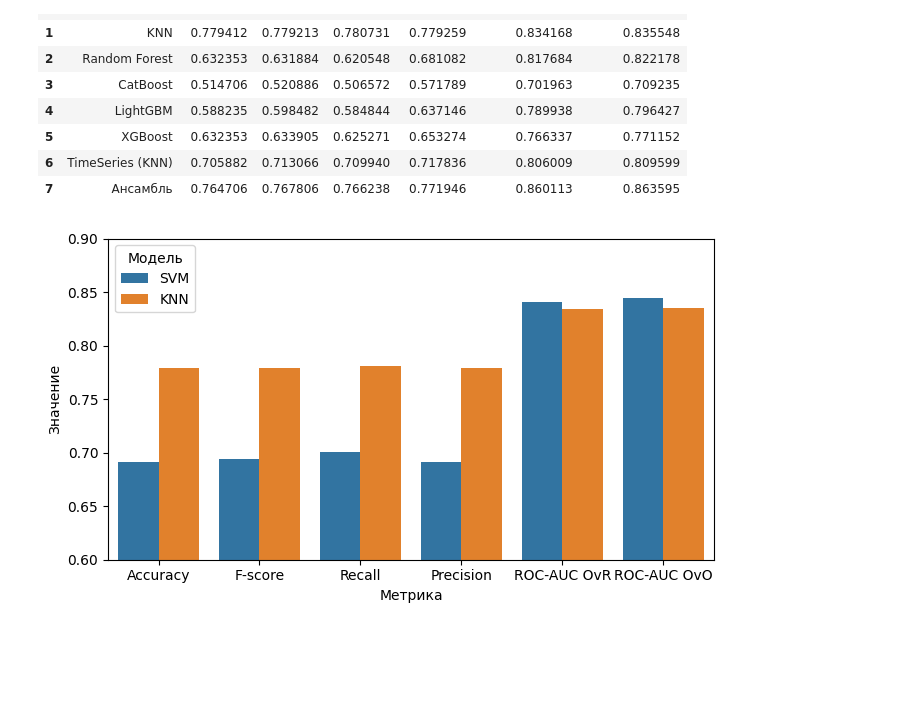
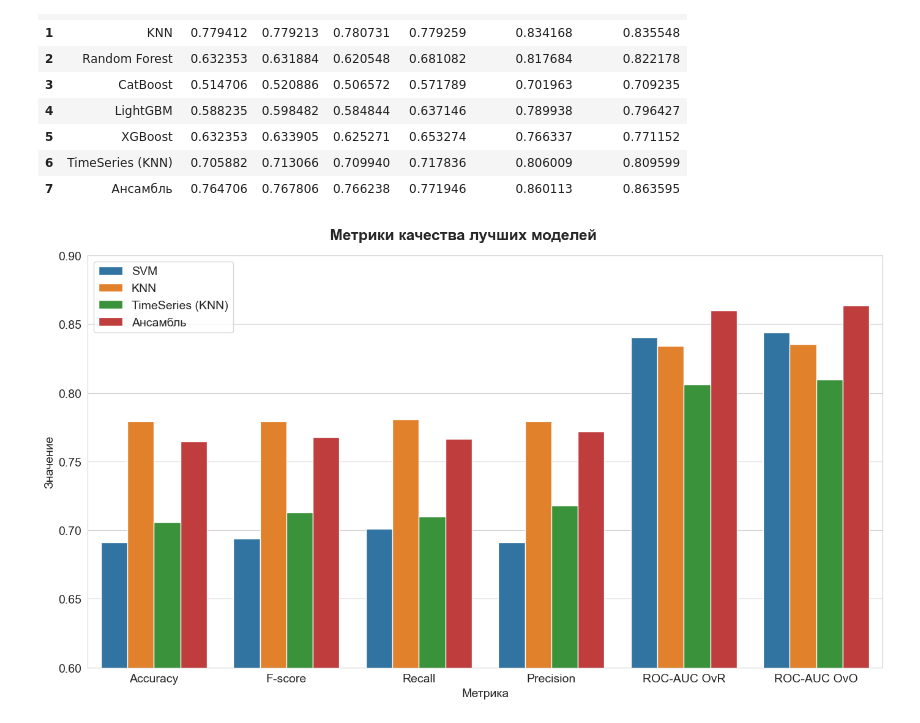
Before and after one commit to ai24-team-15/cbr-press-release-classifier, a Jupyter notebook: docs/plots.ipynb, the cells around one changed output. Cells and saved outputs as stored; diff of their text form; code cells hidden in the pictures; blank space fills up the shorter version.

```diff
--- a/docs/plots.ipynb
+++ b/docs/plots.ipynb
@@ -2,4 +2,6 @@
 import pandas as pd
 import seaborn as sns
 import matplotlib.pyplot as plt
+
+sns.set_style("whitegrid")
 # %%
@@ -16,13 +18,25 @@ t
 | 6 | TimeSeries (KNN) | 0.705882 | 0.713066 | 0.709940 | 0.717836 | 0.806009 | 0.809599 |
 | 7 | Ансамбль | 0.764706 | 0.767806 | 0.766238 | 0.771946 | 0.860113 | 0.863595 |
 # %%
-data = t[t['Модель'].isin(['SVM', 'KNN'])]
+data = t[t["Модель"].isin(["SVM", "KNN", "TimeSeries (KNN)", "Ансамбль"])]
 
-fig = plt.figure(figsize=(7, 4))
-sns.barplot(data.melt(id_vars=['Модель']), x='variable', y='value', hue='Модель')
-plt.xlabel('Метрика')
-plt.ylabel('Значение')
+fig = plt.figure(figsize=(14, 8))
+sns.barplot(data.melt(id_vars=["Модель"]), x="variable", y="value", hue="Модель")
+plt.xlabel("Метрика")
+plt.ylabel("Значение")
+
+plt.xlabel("Метрика", fontsize=14)
+plt.ylabel("Значение", fontsize=14)
+
+plt.xticks(fontsize=14)
+plt.yticks(fontsize=14)
+
+plt.legend(fontsize=14)
+
+plt.suptitle('Метрики качества лучших моделей', fontsize=18, fontweight="bold")
+
 plt.ylim((0.6, 0.9))
 fig.tight_layout()
+plt.savefig("metrics.png")
 # %% [output]
-[figure, old version]
+[figure, new version]
```
Also changed, not shown: parts of 1 cell of this notebook, 8 other files.
